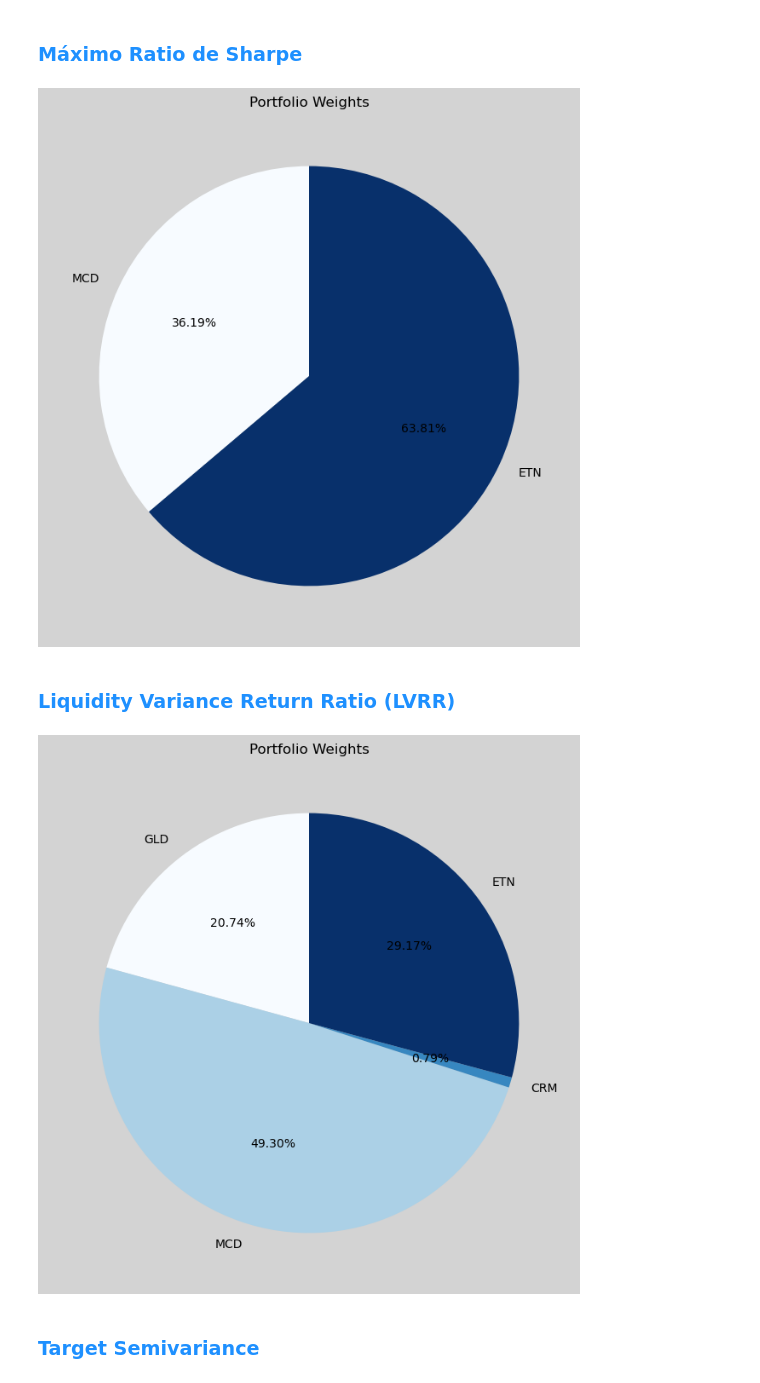
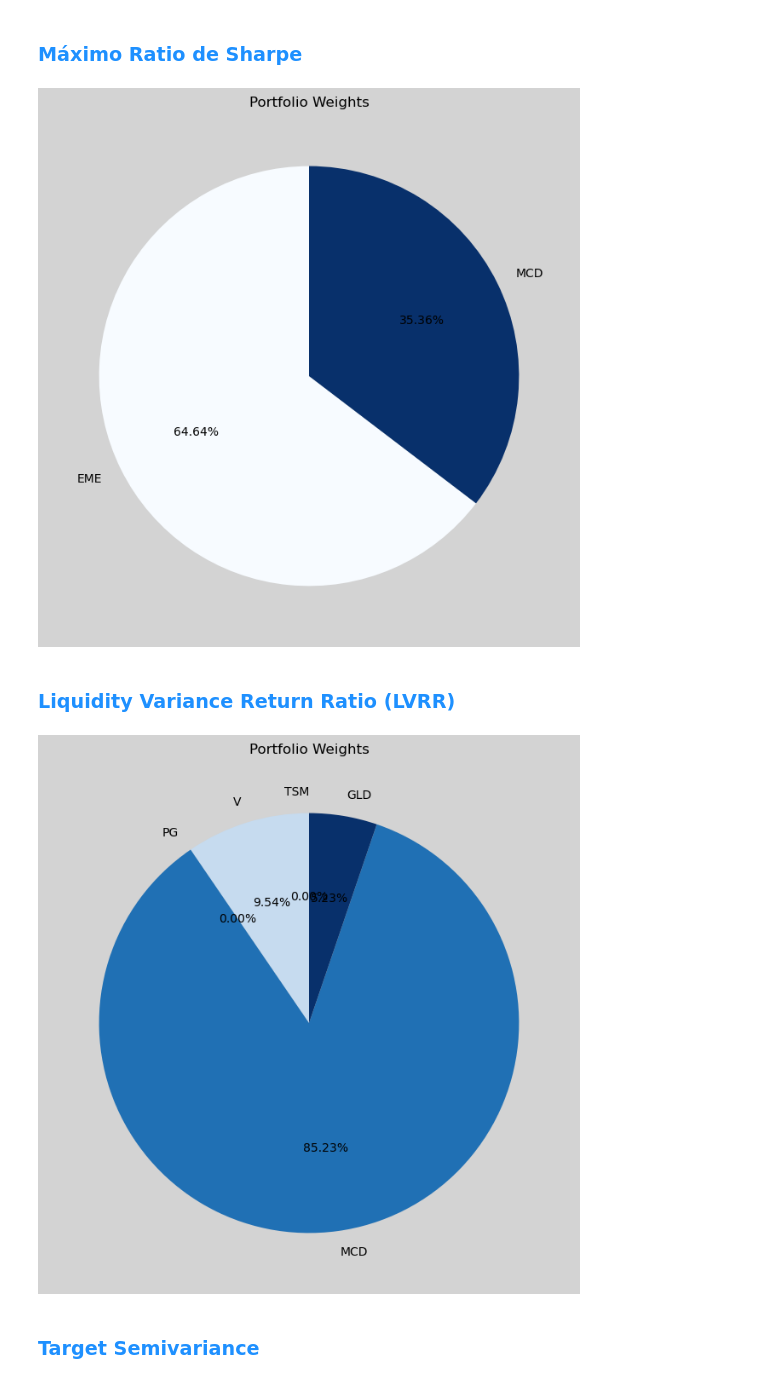
Before and after one commit to LuisMB09/admin_de_riesgos, a Jupyter notebook: Proyecto/Proyecto_Admin.ipynb, the cells around one changed output. Drawn from its saved outputs; the diff is of its cells as text; code cells hidden in the pictures.

```diff
--- a/Proyecto/Proyecto_Admin.ipynb
+++ b/Proyecto/Proyecto_Admin.ipynb
@@ -34,8 +258,7 @@ np.random.seed(42)
 # %%
 tickers = ['MSFT', 'PG', 'DUK', 'V', 'TSM', 'GLD']
-tickers = ["GLD", "PG", "DUK", "MCD", "TSM", "MSFT", "V", "CRM", "EME", "ISRG", "LIN", "ETN"]
-# Mala práctica según Nico tickers = ["GLD", "PG", "DUK", 'TSM','CRM','ETN']
-tickers = ["GLD", "PG", "MCD", 'TSM','CRM','ETN']
+# tickers = ["GLD", "PG", "DUK", "MCD", "TSM", "MSFT", "V", "CRM", "EME", "ISRG", "LIN", "ETN"]
+tickers = ['TSM', 'EME', 'V', 'PG', 'MCD', 'GLD']
 
 benchmark = 'SPY'
 
@@ -94,3 +328,28 @@ def portfolio_return(returns, weights):
+# %%
+def portfolio_return(returns, weights):
+    return np.dot(returns, weights)
+
+def plot_weights(stocks: list, weights: list | np.ndarray):
+    df = pd.DataFrame(weights, index=stocks, columns=['w'])
+    filtered_df = df[df['w'] > 0.000001]
+    labels = filtered_df.index
+    values = filtered_df.iloc[: , 0]
+
+    plt.rcParams['figure.facecolor'] = 'lightgray'
+    cmap = plt.get_cmap("Blues")
+    custom_colors = cmap(np.linspace(0, 1, len(labels)))
+
+    plt.figure(figsize=(8, 8))
+    plt.pie(values, labels=labels, autopct='%1.2f%%', startangle=90, colors=custom_colors)
+    plt.title("Portfolio Weights")
+    plt.show()
+
+def var(returns):
+    return np.percentile(returns, 1)
+
+def cvar(returns):
+    var = np.percentile(returns, 1)
+    return returns[returns < var].mean()
 # %%
 def opt_sharpe(rt: pd.DataFrame, rf: float) -> np.ndarray:
     """
@@ -269,16 +528,16 @@ rt_benchmark_test = benchmark_test.pct_change().dropna()
 ### <font color = "dodgerblue"> Máximo Ratio de Sharpe
 # %%
 w_sharpe = opt_sharpe(rt_train, rf)
-vt.plot_weights(tickers, w_sharpe)
+plot_weights(tickers, w_sharpe)
 # %% [output]
-[figure, old version]
+[figure, new version]
 # %% [markdown]
 ### <font color = "dodgerblue"> Liquidity Variance Return Ratio (LVRR)
 # %%
 w_lvrr = lvrr(price_train, volume_train, rf, pv)
-vt.plot_weights(tickers, w_lvrr)
+plot_weights(tickers, w_lvrr)
 # %% [output]
-[figure, old version]
+[figure, new version]
 # %% [markdown]
 ### <font color = "dodgerblue"> Target Semivariance
 # %%
```
Also changed, not shown: parts of 43 cells of this notebook, 1 other file.
